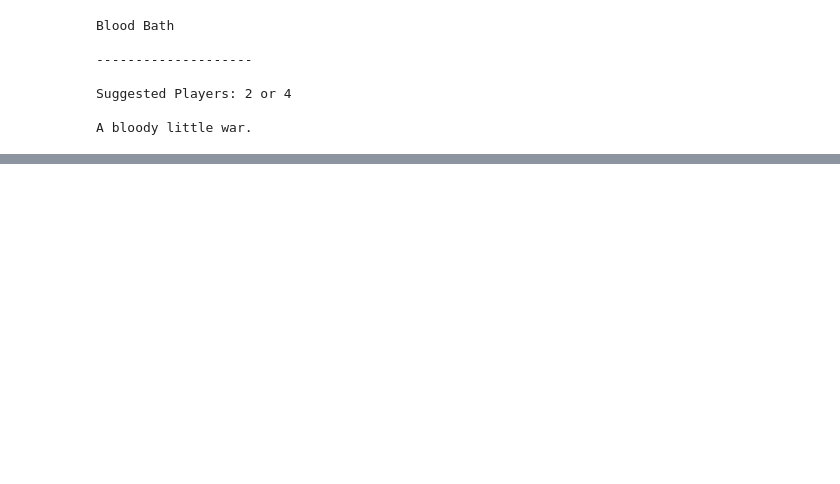
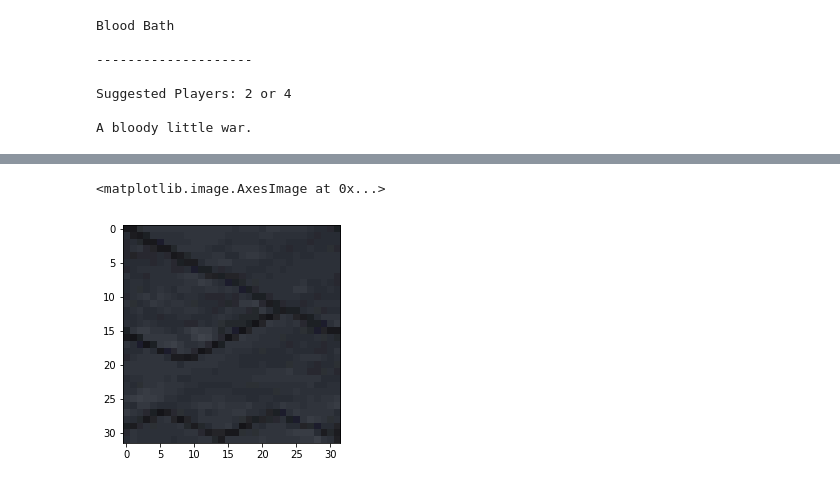
Before and after one commit to joankaradimov/random-map-generator, a Jupyter notebook: model/0-data-exploration.ipynb, the cells around one changed output, grey strips where cells are left out. Drawn from its saved outputs; the diff is of its cells as text; code cells hidden in the pictures; blank space fills up the shorter version.

```diff
--- a/model/0-data-exploration.ipynb
+++ b/model/0-data-exploration.ipynb
@@ -63,0 +69,5 @@ A bloody little war.
+# %%
+plt.imshow(blood_bath.tiles[20, 20].graphics)
+# %% [output]
+<matplotlib.image.AxesImage at 0x...>
+[figure, added]
```
Also changed, not shown: parts of 3 cells of this notebook.
